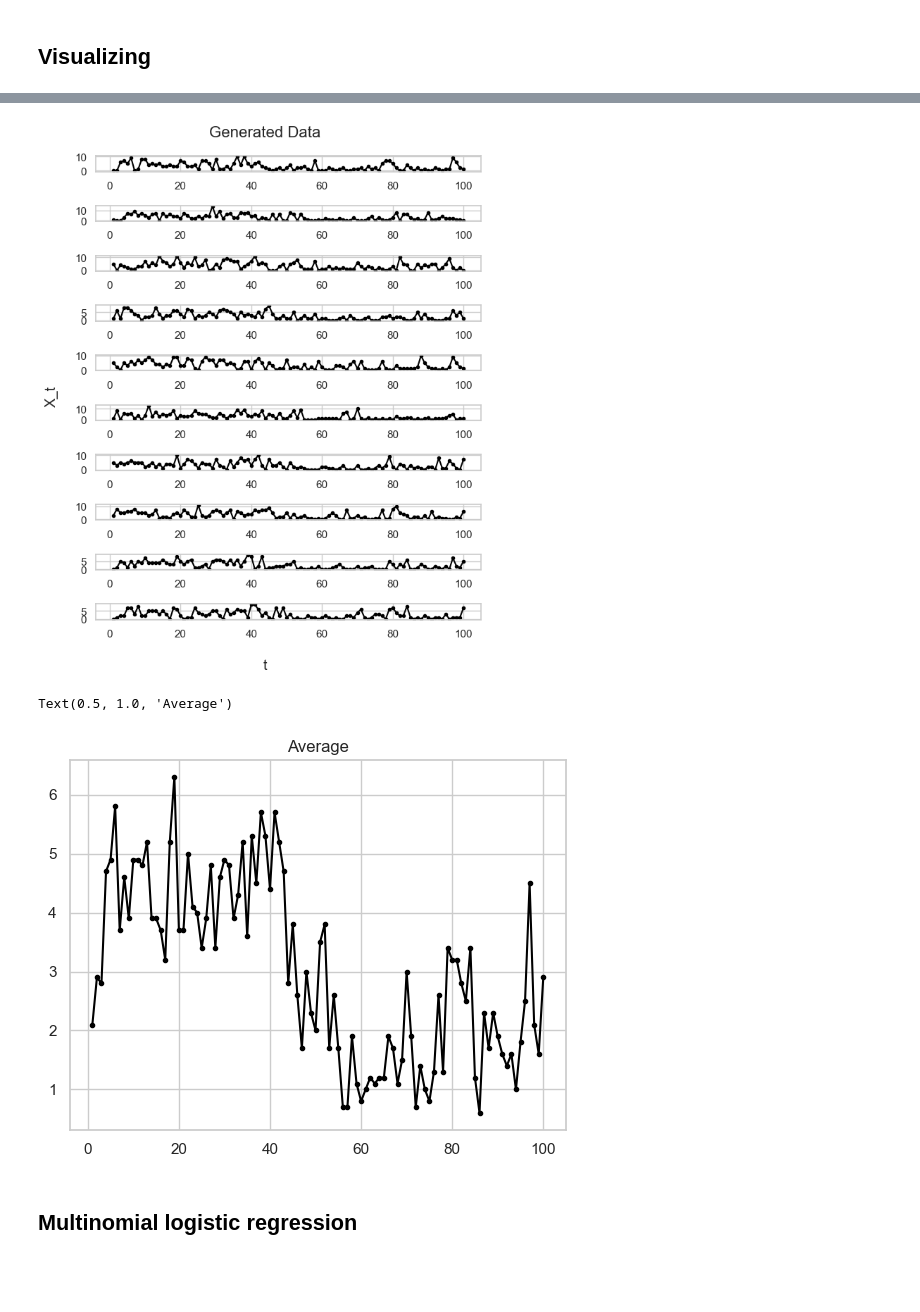
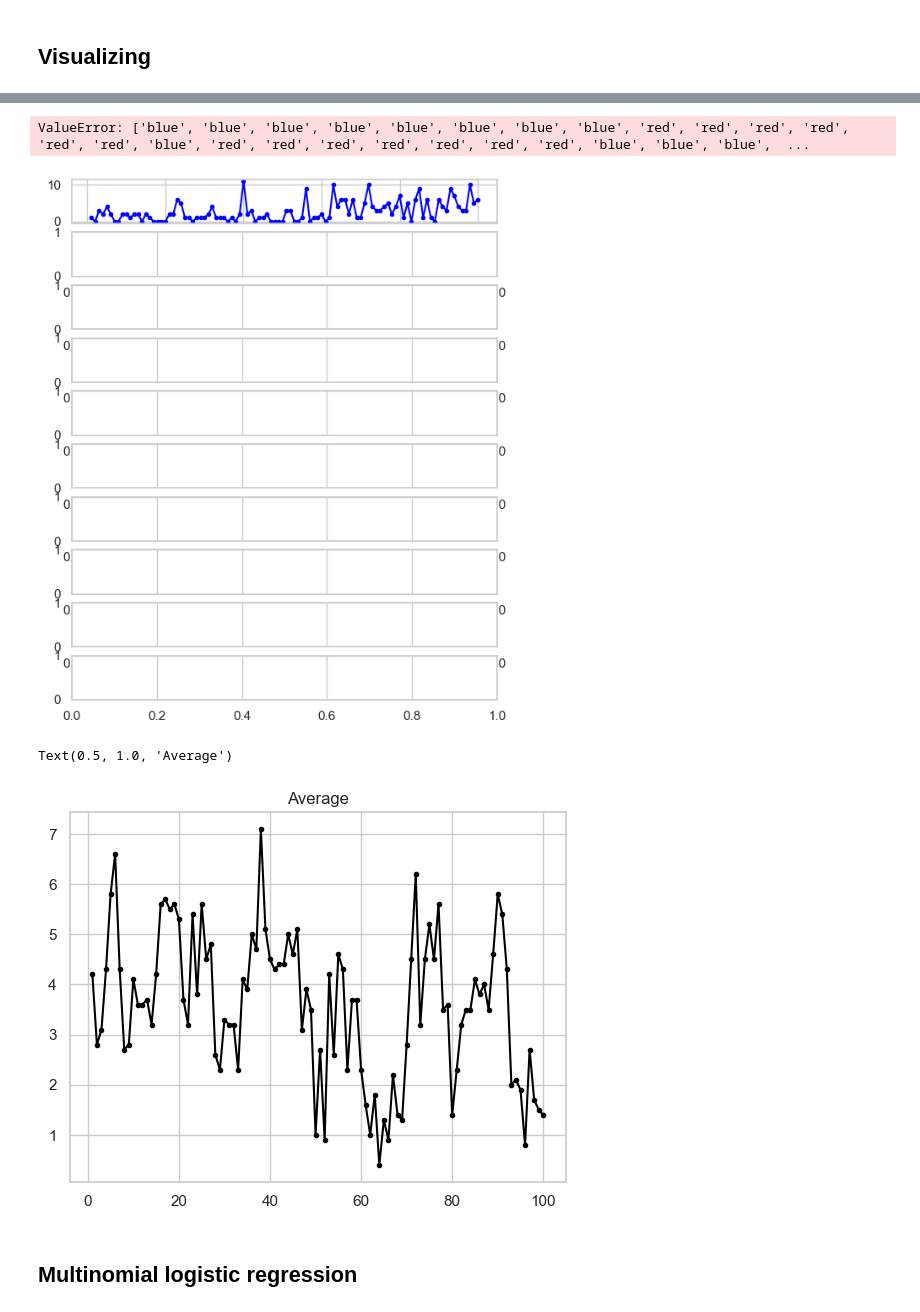
Before and after one commit to otto-groen-roepstorff/modcomp-project, a Jupyter notebook: code/michaela_notebook.ipynb, the cells around one changed output, grey strips where cells are left out. Saved outputs shown, nothing was run; the diff lists cells and outputs as text; code cells hidden in the pictures; blank space fills up the shorter version.

```diff
--- a/code/michaela_notebook.ipynb
+++ b/code/michaela_notebook.ipynb
@@ -19,8 +17,11 @@ gamma = 0.1
 # %% [markdown]
 Big gamma matrix:
 # %%
-big_gamma = np.array([[1- gamma, 0, gamma], [0, 1-gamma, gamma], [beta/2, beta/2, 1- beta]])
-big_gamma
+big_gamma = np.array([
+    [1- gamma, 0, gamma],
+    [0, 1-gamma, gamma],
+    [beta/2, beta/2, 1- beta]
+    ])
 # %% [output]
 array([[0.9, 0. , 0.1],
        [0. , 0.9, 0.1],
@@ -41,18 +42,17 @@ def sim(n,T):
 
     probs = {0: 1-alpha, 1: alpha, 2: 0.5}
 
-    for i in range(n):
-        for j in range(T):
-            Z[i,j] = np.random.binomial(1, probs[C[j]])
+    Zs = [np.random.binomial(1, p = probs[c], size = n) for c in C]
+    Z_flat = np.array(Zs).flat
 
-    X = np.empty([n, T])
+    Xs = np.reshape([np.random.poisson(1+4*z) for z in Z_flat], newshape=(T, n))
 
-    for i in range(n):
-        for j in range(T):
-            X[i,j] = poisson.rvs(lambda_p[int(Z[i,j])])
-
-    return C,Z,X
+    return [C, Zs, Xs]
 # %% [markdown]
 ## Visualizing
 # %%
 C, Z, X = sim(10,100)
+# %%
+color = {0:'red', 1:'green', 2: 'blue'}
+C_color = [color[c] for c in C]
+C_color
@@ -59,20 +77,26 @@ C, Z, X = sim(10,100)
 # %%
 fig, axs = plt.subplots(10, 1, figsize= (6.5, 8))
 x_plot = list(range(1,100+1))
 
 for i in range(10):
-    y_plot = X[i]
-    axs[i].plot(x_plot, y_plot, marker='o', markersize=3, color='black')
+    y_plot = X[:, i]
+    axs[i].plot(x_plot, y_plot, marker='o', markersize=3, color='blue')
+    y_plot_z = [Z[0][i]*10]
+    for j in range(1,100):
+        y_plot_z.append(Z[j][i]*10)
+
+    axs[i].plot(x_plot, y_plot_z, marker='o', markersize=1, color = C_color)
     #axs[i].text(1.05, 0.5, f'{i + 1}', fontsize=12, rotation=270)
 
 fig.suptitle('Generated Data', fontsize=16)
 fig.supxlabel('t')
 fig.supylabel('X_t')
 
 plt.tight_layout()
 plt.show()
 # %% [output]
+ValueError: ['blue', 'blue', 'blue', 'blue', 'blue', 'blue', 'blue', 'blue', 'red', 'red', 'red', 'red', 'red', 'red', 'blue', 'red', 'red', 'red', 'red', 'red', 'red', 'red', 'blue', 'blue', 'blue',  ...
-[figure, old version]
+[figure, new version]
 # %%
 X_avg = [None]*100
 
@@ -83,7 +107,7 @@ plt.plot(x_plot, X_avg, marker='o', markersize=3, color='black')
 plt.title('Average')
 # %% [output]
 Text(0.5, 1.0, 'Average')
-[figure, old version]
+[figure, new version]
 # %% [markdown]
 ## Multinomial logistic regression
 # %%
```
Also changed, not shown: parts of 2 cells of this notebook.
